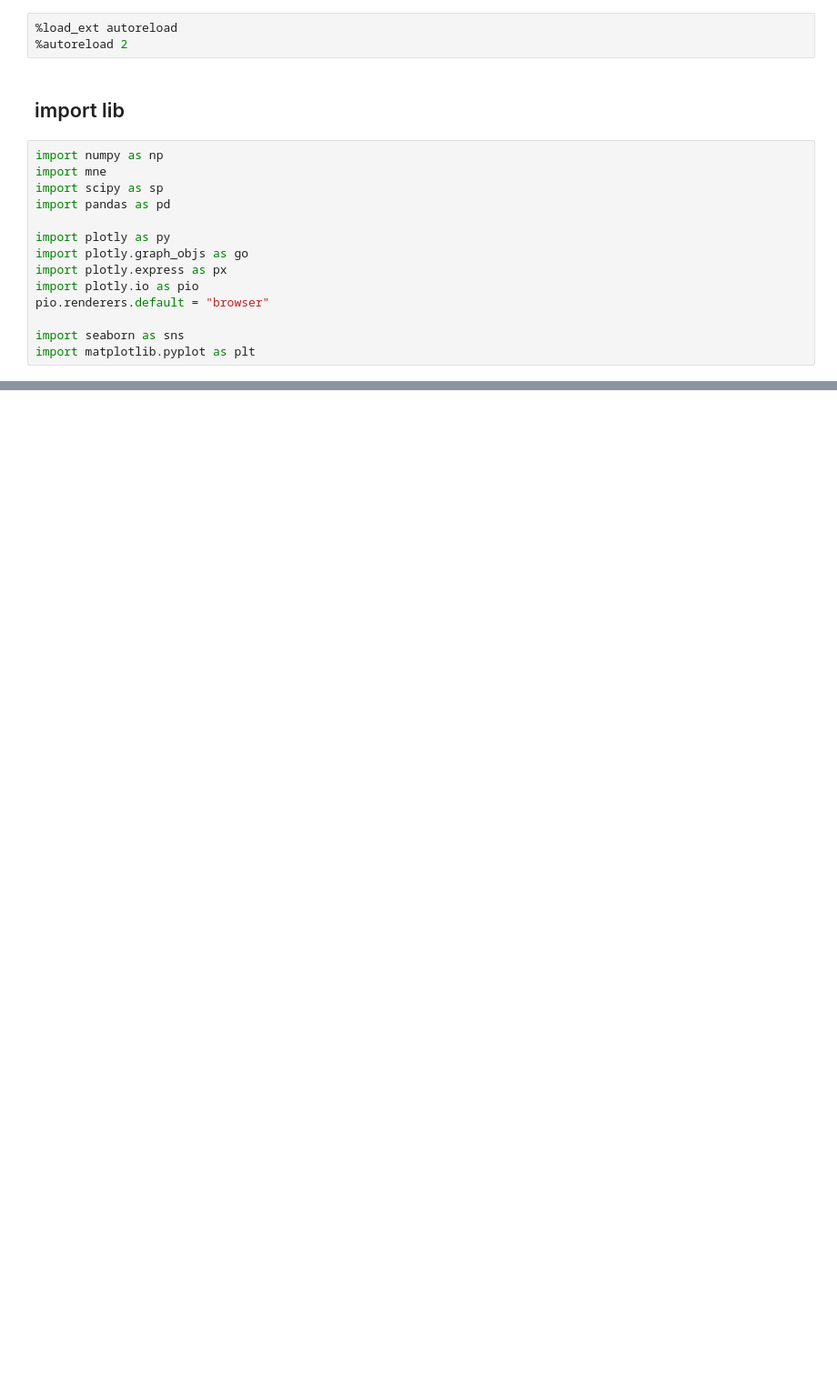
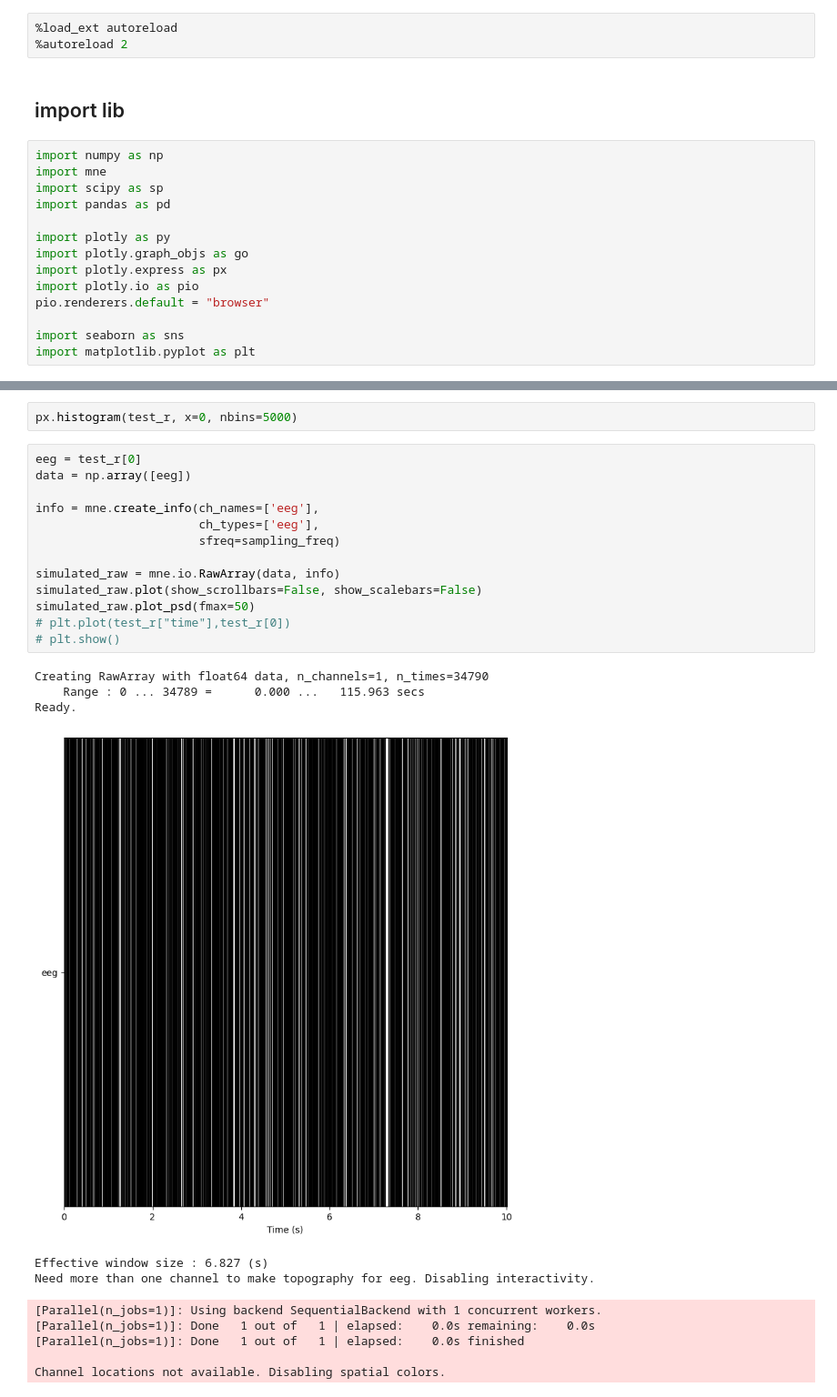
Before and after one commit to ChabCorp/LFP_IPMC, a Jupyter notebook: code/5_test_analyse.ipynb, the cells around one changed output, grey strips where cells are left out. Shown at 91% size. Drawn from its saved outputs; the diff is of its cells as text; blank space fills up the shorter version.

```diff
--- a/code/5_test_analyse.ipynb
+++ b/code/5_test_analyse.ipynb
@@ -19,0 +33,27 @@ import matplotlib.pyplot as plt
+# %%
+px.histogram(test_r, x=0, nbins=5000)
+# %%
+eeg = test_r[0]
+data = np.array([eeg])
+
+info = mne.create_info(ch_names=['eeg'],
+                       ch_types=['eeg'],
+                       sfreq=sampling_freq)
+
+simulated_raw = mne.io.RawArray(data, info)
+simulated_raw.plot(show_scrollbars=False, show_scalebars=False)
+simulated_raw.plot_psd(fmax=50)
+# plt.plot(test_r["time"],test_r[0])
+# plt.show()
+# %% [output]
+Creating RawArray with float64 data, n_channels=1, n_times=34790
+    Range : 0 ... 34789 =      0.000 ...   115.963 secs
+Ready.
+[figure, added]
+Effective window size : 6.827 (s)
+Need more than one channel to make topography for eeg. Disabling interactivity.
+[Parallel(n_jobs=1)]: Using backend SequentialBackend with 1 concurrent workers.
+[Parallel(n_jobs=1)]: Done   1 out of   1 | elapsed:    0.0s remaining:    0.0s
+[Parallel(n_jobs=1)]: Done   1 out of   1 | elapsed:    0.0s finished
+
+Channel locations not available. Disabling spatial colors.
```
Also changed, not shown: parts of 18 cells of this notebook.
